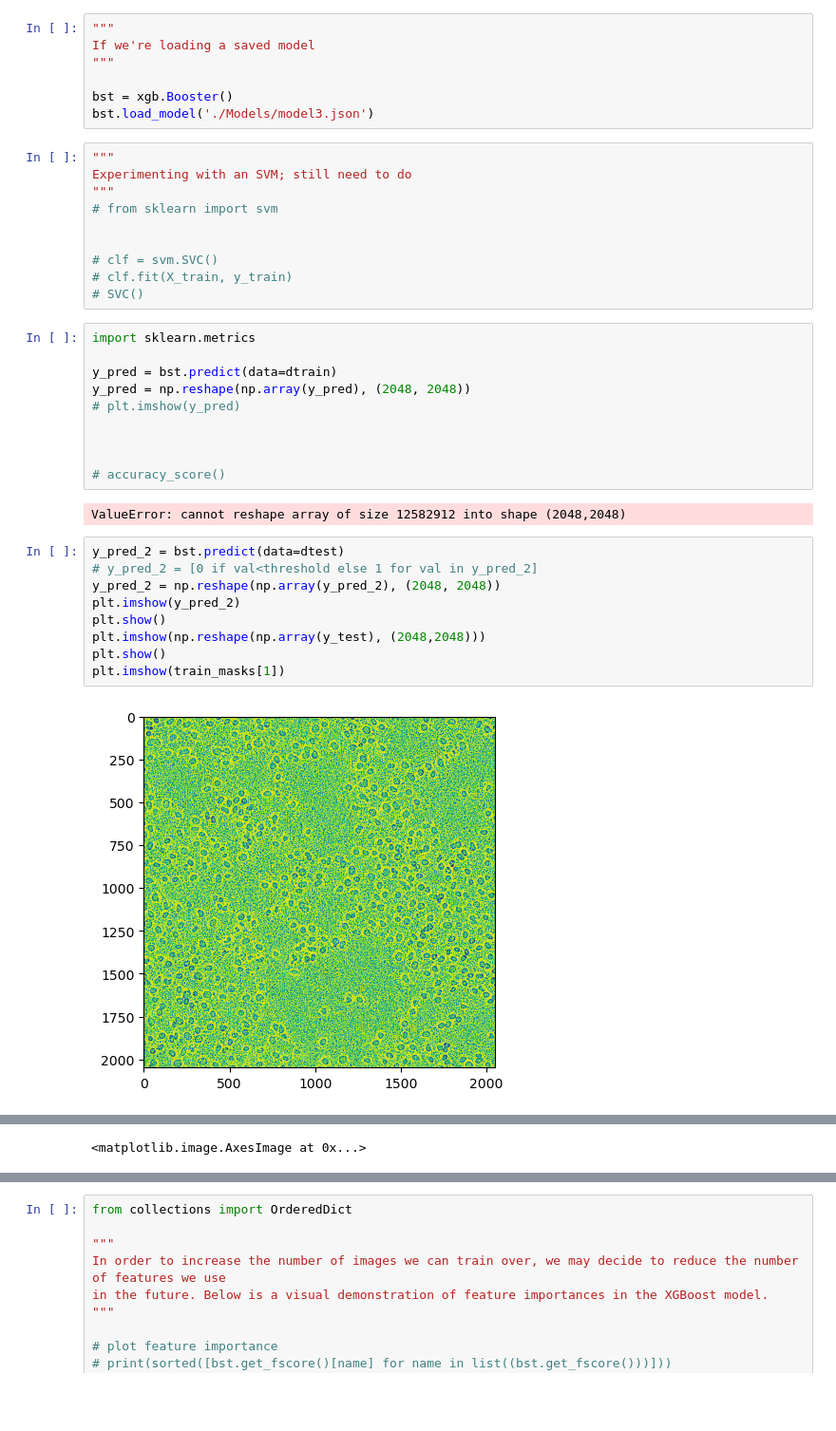
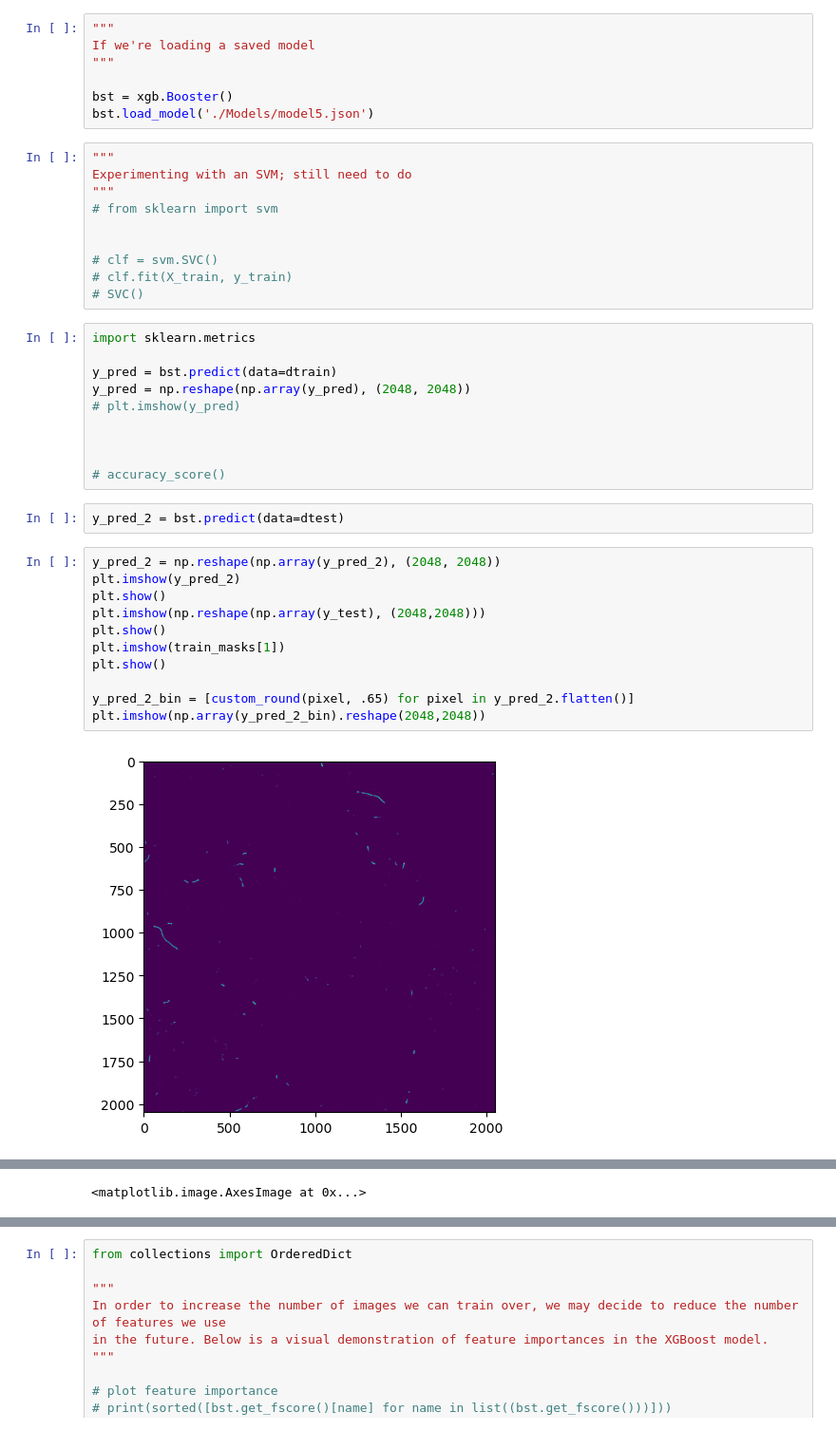
Before and after one commit to jblackwelder64/WEKA-XGBoost-Chromatin-Model, a Jupyter notebook: Main Notebook-Rip-HOG.ipynb, the cells around one changed output, grey strips where cells are left out. Shown at 95% size. Cells and saved outputs as stored; diff of their text form; blank space fills up the shorter version.

```diff
--- a/Main Notebook-Rip-HOG.ipynb
+++ b/Main Notebook-Rip-HOG.ipynb
@@ -298,7 +298,7 @@ If we're loading a saved model
 """
 
 bst = xgb.Booster()
-bst.load_model('./Models/model3.json')
+bst.load_model('./Models/model5.json')
 # %%
 """
 Experimenting with an SVM; still need to do
@@ -319,17 +319,19 @@ y_pred = np.reshape(np.array(y_pred), (2048, 2048))
 
 
 # accuracy_score()
-# %% [output]
-ValueError: cannot reshape array of size 12582912 into shape (2048,2048)
+# %%
+y_pred_2 = bst.predict(data=dtest)
 # %%
-y_pred_2 = bst.predict(data=dtest)
-# y_pred_2 = [0 if val<threshold else 1 for val in y_pred_2]
 y_pred_2 = np.reshape(np.array(y_pred_2), (2048, 2048))
 plt.imshow(y_pred_2)
 plt.show()
 plt.imshow(np.reshape(np.array(y_test), (2048,2048)))
 plt.show()
 plt.imshow(train_masks[1])
+plt.show()
+
+y_pred_2_bin = [custom_round(pixel, .65) for pixel in y_pred_2.flatten()]
+plt.imshow(np.array(y_pred_2_bin).reshape(2048,2048))
 # %% [output]
-[figure, old version]
+[figure, new version]
 [figure]
```
Also changed, not shown: parts of 10 cells of this notebook, 2 other files.
